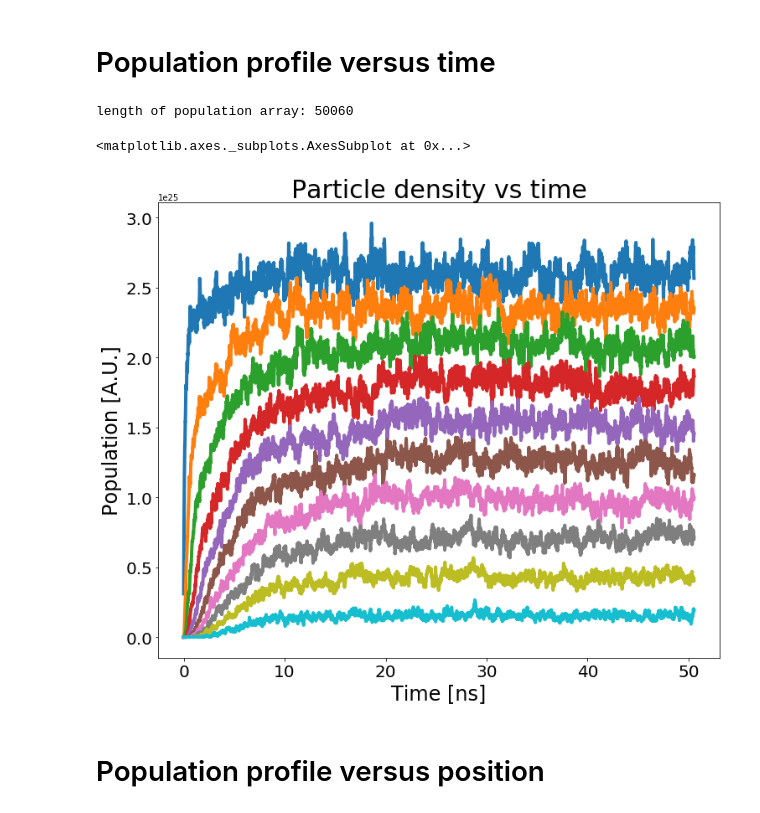
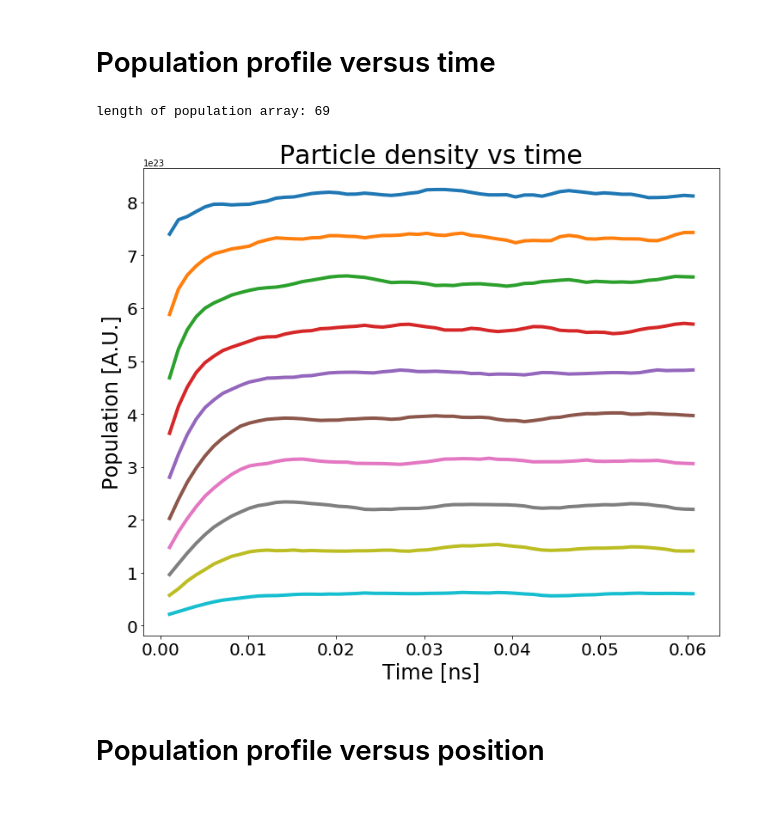
Before and after one commit to amirhosseindavoody/cnt_film_monte_carlo, a Jupyter notebook: visualization/monte_carlo_results.ipynb, the cells around one changed output. Saved outputs shown, nothing was run; the diff lists cells and outputs as text; code cells hidden in the pictures.

Commit message:
update for progress bar and much better visualization notebook

```diff
--- a/visualization/monte_carlo_results.ipynb
+++ b/visualization/monte_carlo_results.ipynb
@@ -14,5 +11,0 @@ eV = 1.6e-19 # electron volt in Jouls
-# %%
-# box_size = 20 # size of the box for taking moving box average
-# steady_state_reached = 20 # time step in which the steady state is reached
-
-directory = "/Users/amirhossein/research/exciton_monte_carlo_2nm_experiment"
@@ -19,3 +14,10 @@ directory = "/Users/amirhossein/research/exciton_monte_carlo_2nm_experiment"
+# %%
+directories = list()
+
+directories.append(os.path.expanduser("~/research/monte_carlo_davoody_realistic_5_nm_bids_1.5_thick"))
+directories.append(os.path.expanduser("~/research/monte_carlo_davoody_realistic_10_nm_bids_1.5_thick"))
+directories.append(os.path.expanduser("~/research/monte_carlo_davoody_realistic_15_nm_bids_1.5_thick"))
+directories.append(os.path.expanduser("~/research/monte_carlo_davoody_realistic_20_nm_bids_1.5_thick"))
 # %% [markdown]
 # read the current data
 # %%
@@ -66,15 +68,0 @@ steady state drain current: 7.00e+26
-# %%
-current = np.array([1.30e+28, 4.54e+27, 3.49e+27, 1.02e+27, 5.84e+26])
-population_gradient = np.array([3.47e+31, 3.43e+31, 5.61e+31, 3.62e+31, 3.40e+31])
-spacing = np.array([1.4, 2, 2.5, 3, 4])
-
-fig = plt.figure(figsize=(12,10))
-ax = fig.add_subplot(1,1,1)
-# ax.plot(spacing, current, linewidth=4, marker='o', markersize='14')
-ax.plot(spacing, np.divide(current,population_gradient)*1.e4, linewidth=4, marker='o', markersize='14')
-# ax.set_title("Steady state current",fontsize=30)
-ax.set_xlabel("Center to center spacing [nm]",fontsize=24)
-ax.set_ylabel("Diffusion coeffitient [cm$^2$/s]",fontsize=24)
-# ax.set_ylabel("Steady state current [A.U.]",fontsize=24)
-ax.tick_params(labelsize=20)
-ax.set_xlim([1.35,4.05])
@@ -84,39 +69,38 @@ ax.set_xlim([1.35,4.05])
 # %% [markdown]
 # Population profile versus time
 # %%
-def plot_population_vs_time(directory, box_size=20, color=None, ax=None):
+def plot_population_vs_time(directory, box_size=10, color=None, ax=None):
     if (ax is None):
         fig = plt.figure(figsize=(12,10))
         ax = fig.add_subplot(1,1,1)
     filename = os.path.join(directory, "population_profile.dat")
     population = np.loadtxt(filename)
     distance = population[0,1:]
     time = population[1:,0]
     population = population[1:,1:]
     print("length of population array: {}".format(population.shape[0]))
 
     assert (population.shape[0] > box_size), "box_size must be smaller than the number of time steps: {}".format(current.shape[0])
 
     # calculate and plot box average of the data
     box = np.ones(box_size)
     smooth_population = np.zeros((population.shape[0]-box.shape[0]+1,population.shape[1]))
     for i in range(0,population.shape[1]):
         smooth_population[:,i] = np.convolve(population[:,i], box, mode='valid')/np.sum(box)
 
     ax.plot(time[:smooth_population.shape[0]]*1.e9,(smooth_population[:,:]), linewidth=4, color=color)
-    ax.set_title("Particle density vs time",fontsize=30)
-    ax.set_xlabel("Time [ns]",fontsize=24)
-    ax.set_ylabel("Population [A.U.]",fontsize=24)
-    ax.tick_params(labelsize=20)
-#     ax.set_xlim([0,0.8])
-    # ax.set_ylim([-2e29,2e29])
+    _ = ax.set_title("Particle density vs time",fontsize=30)
+    _ = ax.set_xlabel("Time [ns]",fontsize=24)
+    _ = ax.set_ylabel("Population [A.U.]",fontsize=24)
+    _ = ax.tick_params(labelsize=20)
     return ax
 
-plot_population_vs_time(directory)
+fig = plt.figure(figsize=(12,10))
+ax = fig.add_subplot(1,1,1)
+_ = plot_population_vs_time(directories[0],ax=ax)
 # %% [output]
-length of population array: 50060
+length of population array: 69
-<matplotlib.axes._subplots.AxesSubplot at 0x...>
-[figure, old version]
+[figure, new version]
 # %% [markdown]
 # Population profile versus position
 # %%
```
Also changed, not shown: parts of 9 cells of this notebook, 2 other files.
